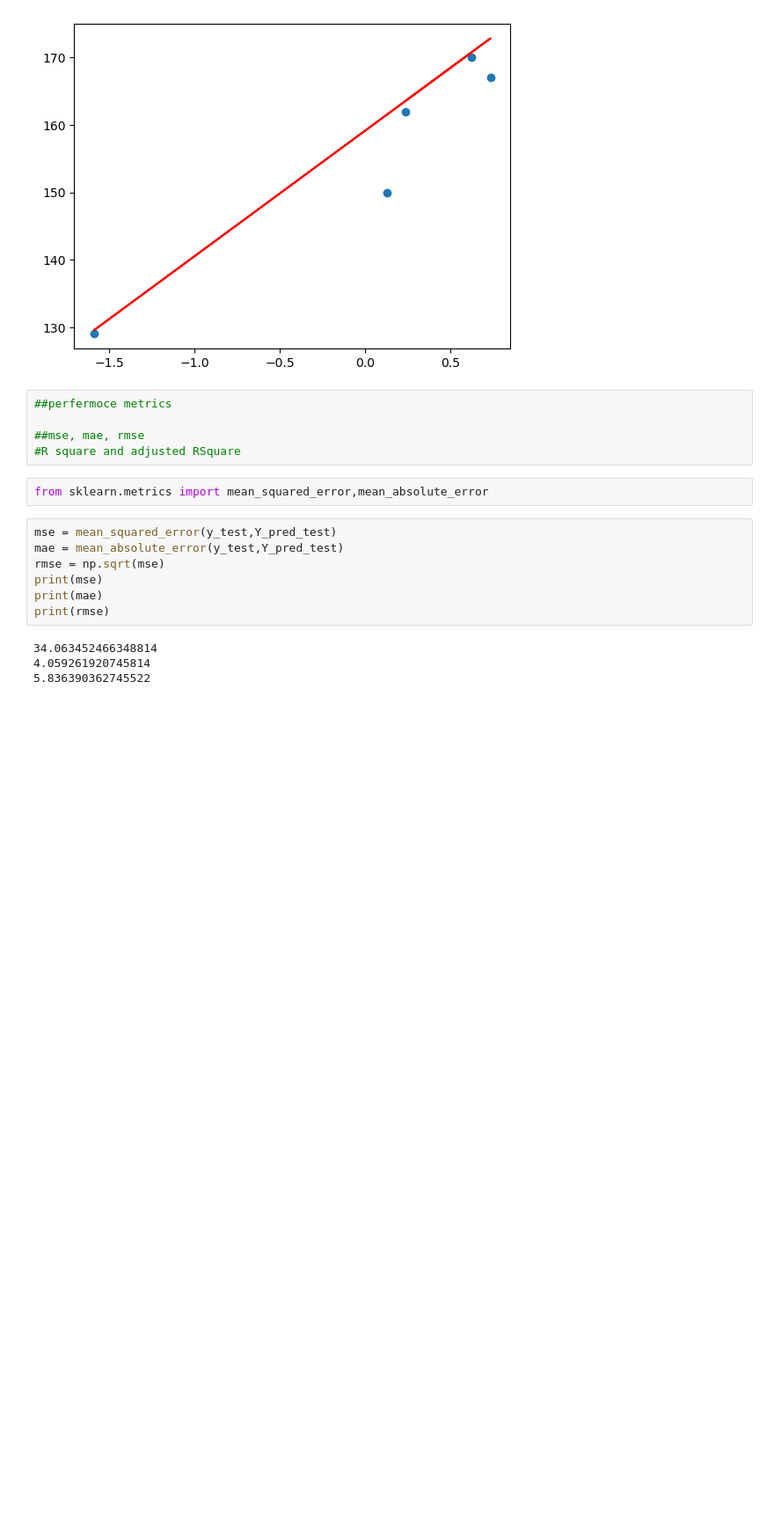
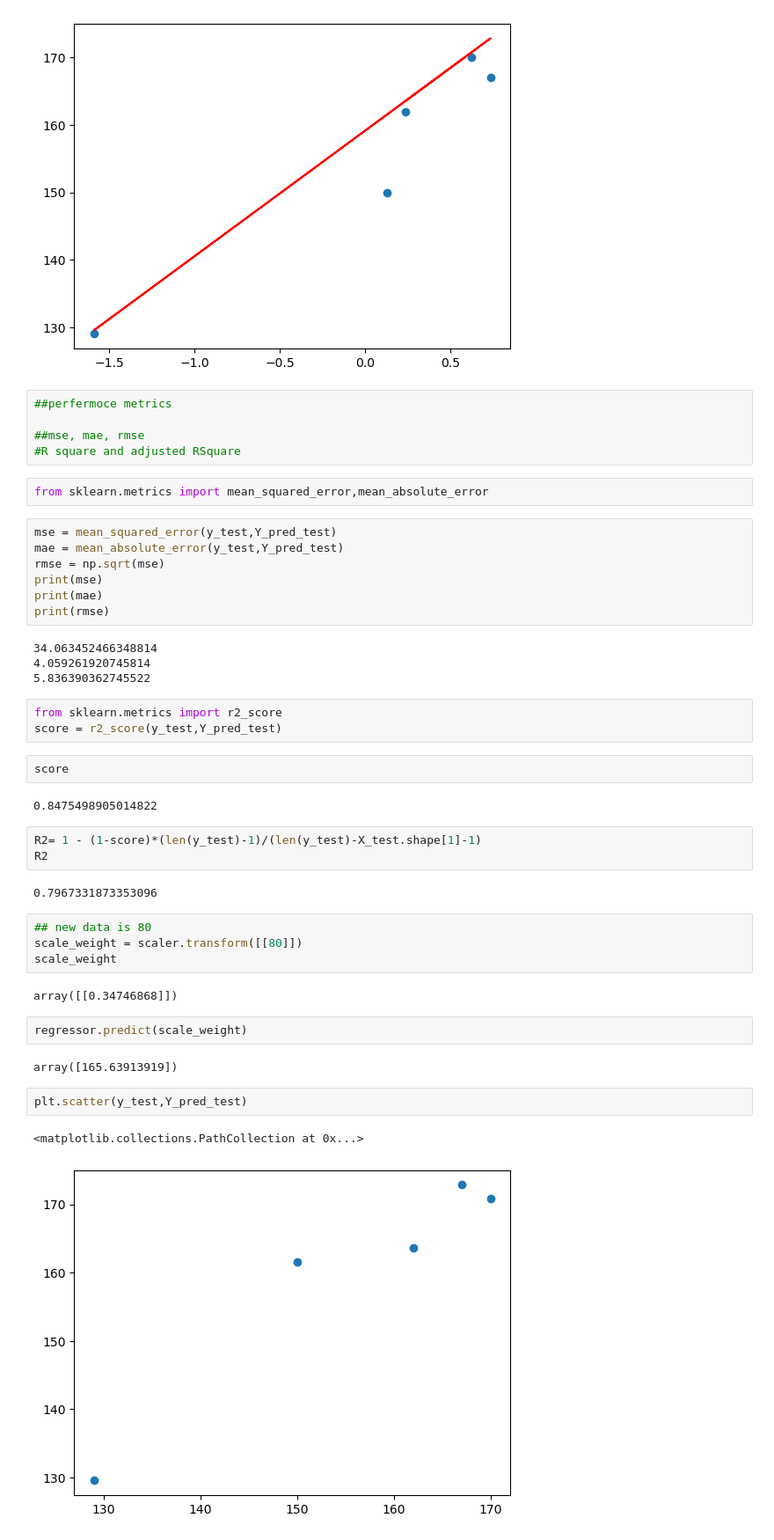
Before and after one commit to eddieX-2021/MLbeginnerProject, a Jupyter notebook: simpleLinearRegression.ipynb, the cells around one changed output. Shown at 88% size. Saved outputs shown, nothing was run; the diff lists cells and outputs as text; blank space fills up the shorter version.

```diff
--- a/simpleLinearRegression.ipynb
+++ b/simpleLinearRegression.ipynb
@@ -112,3 +112,30 @@ print(rmse)
 34.063452466348814
 4.059261920745814
 5.836390362745522
+# %%
+from sklearn.metrics import r2_score
+score = r2_score(y_test,Y_pred_test)
+# %%
+score
+# %% [output]
+0.8475498905014822
+# %%
+R2= 1 - (1-score)*(len(y_test)-1)/(len(y_test)-X_test.shape[1]-1)
+R2
+# %% [output]
+0.7967331873353096
+# %%
+## new data is 80
+scale_weight = scaler.transform([[80]])
+scale_weight
+# %% [output]
+array([[0.34746868]])
+# %%
+regressor.predict(scale_weight)
+# %% [output]
+array([165.63913919])
+# %%
+plt.scatter(y_test,Y_pred_test)
+# %% [output]
+<matplotlib.collections.PathCollection at 0x...>
+[figure, added]
```
Also changed, not shown: parts of 3 cells of this notebook, 1 other file.
